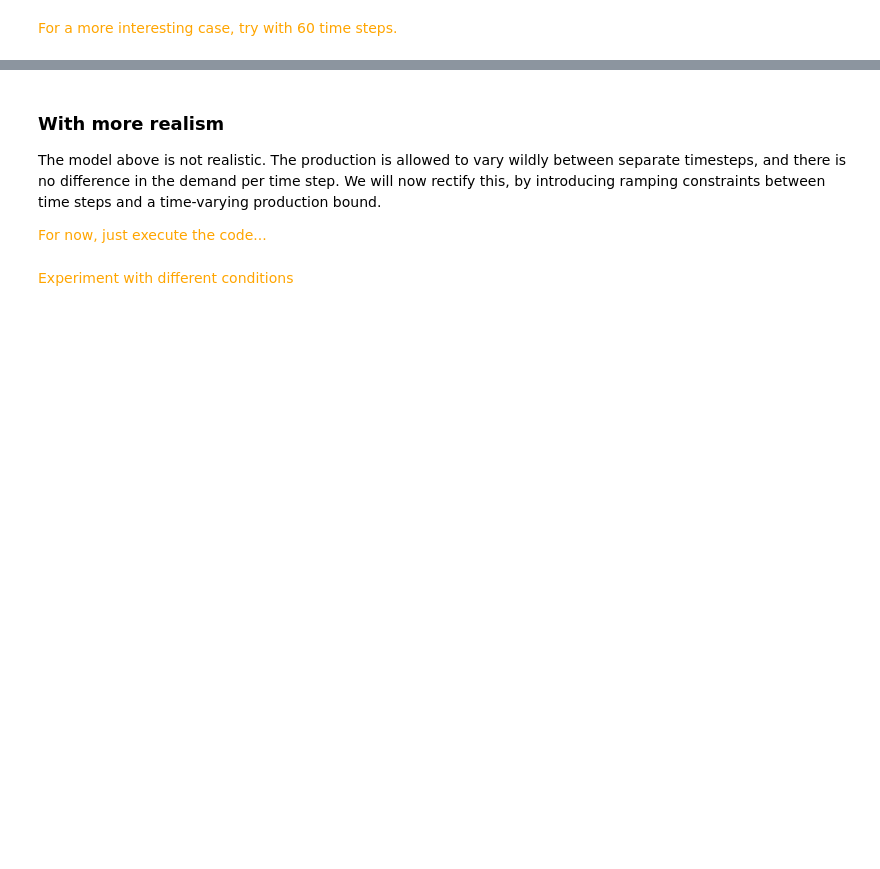
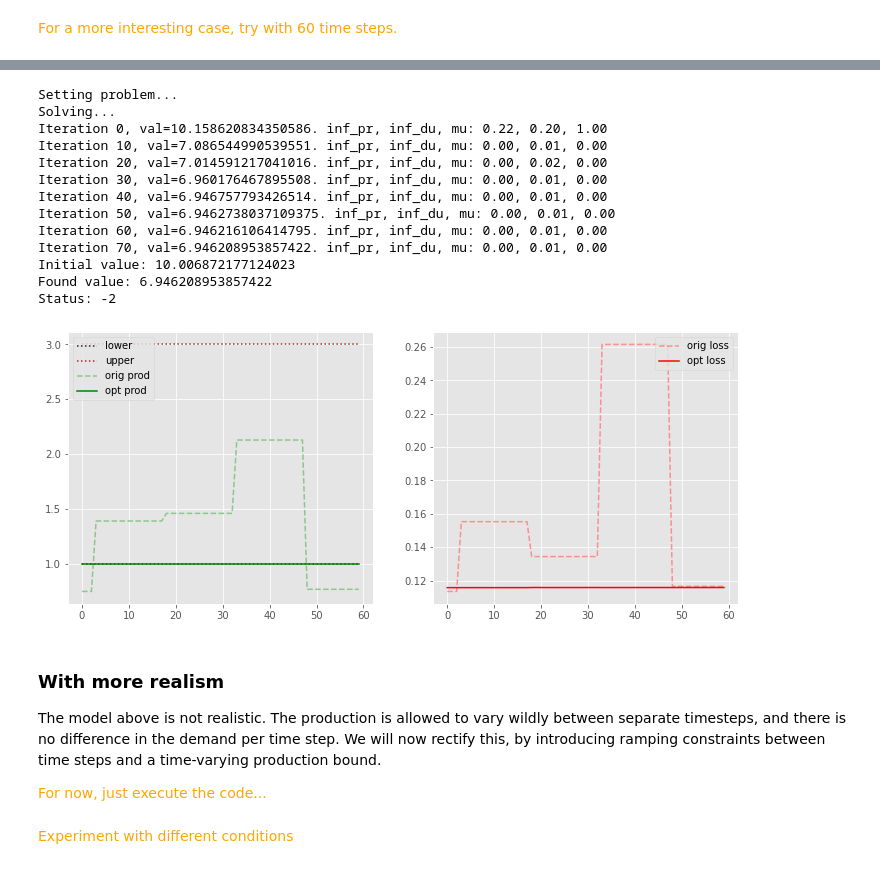
Before and after one commit to sintefmath/Digitalakademi, a Jupyter notebook: Details of Machine Learning and Optimisation/hands on/ML_opt.ipynb, the cells around one changed output, grey strips where cells are left out. Drawn from its saved outputs; the diff is of its cells as text; code cells hidden in the pictures; blank space fills up the shorter version.

```diff
--- a/Details of Machine Learning and Optimisation/hands on/ML_opt.ipynb
+++ b/Details of Machine Learning and Optimisation/hands on/ML_opt.ipynb
@@ -395,3 +482,27 @@ TypeError: __init__() takes at most 7 positional arguments (12 given)
+# %%
+rows = 60
+init = initial_values[:rows,:]
+
+obj = SimpleProblem(rows, model, fixed_heights, basic_callback, 1.0, 3.0)
+found = optimize_model(obj, init)
+
+fig, axs = plt.subplots(1,2, figsize=(12,5))
+plot_results(axs, init, found, obj)
+# %% [output]
+Setting problem...
+Solving...
+Iteration 0, val=10.158620834350586. inf_pr, inf_du, mu: 0.22, 0.20, 1.00
+Iteration 10, val=7.086544990539551. inf_pr, inf_du, mu: 0.00, 0.01, 0.00
+Iteration 20, val=7.014591217041016. inf_pr, inf_du, mu: 0.00, 0.02, 0.00
+Iteration 30, val=6.960176467895508. inf_pr, inf_du, mu: 0.00, 0.01, 0.00
+Iteration 40, val=6.946757793426514. inf_pr, inf_du, mu: 0.00, 0.01, 0.00
+Iteration 50, val=6.9462738037109375. inf_pr, inf_du, mu: 0.00, 0.01, 0.00
+Iteration 60, val=6.946216106414795. inf_pr, inf_du, mu: 0.00, 0.01, 0.00
+Iteration 70, val=6.946208953857422. inf_pr, inf_du, mu: 0.00, 0.01, 0.00
+Initial value: 10.006872177124023
+Found value: 6.946208953857422
+Status: -2
+[figure, added]
 # %% [markdown]
 ### With more realism
 
```
Also changed, not shown: parts of 28 cells of this notebook.
